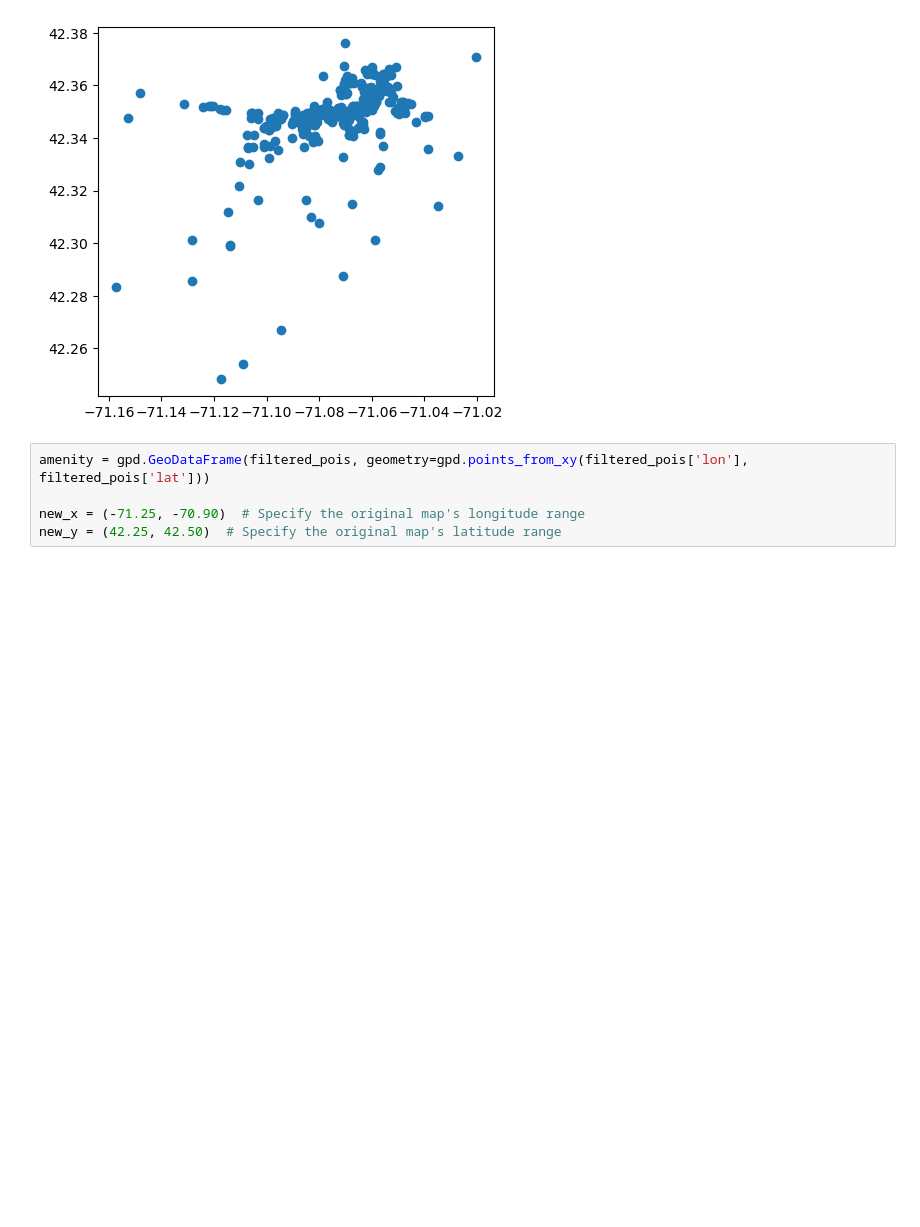
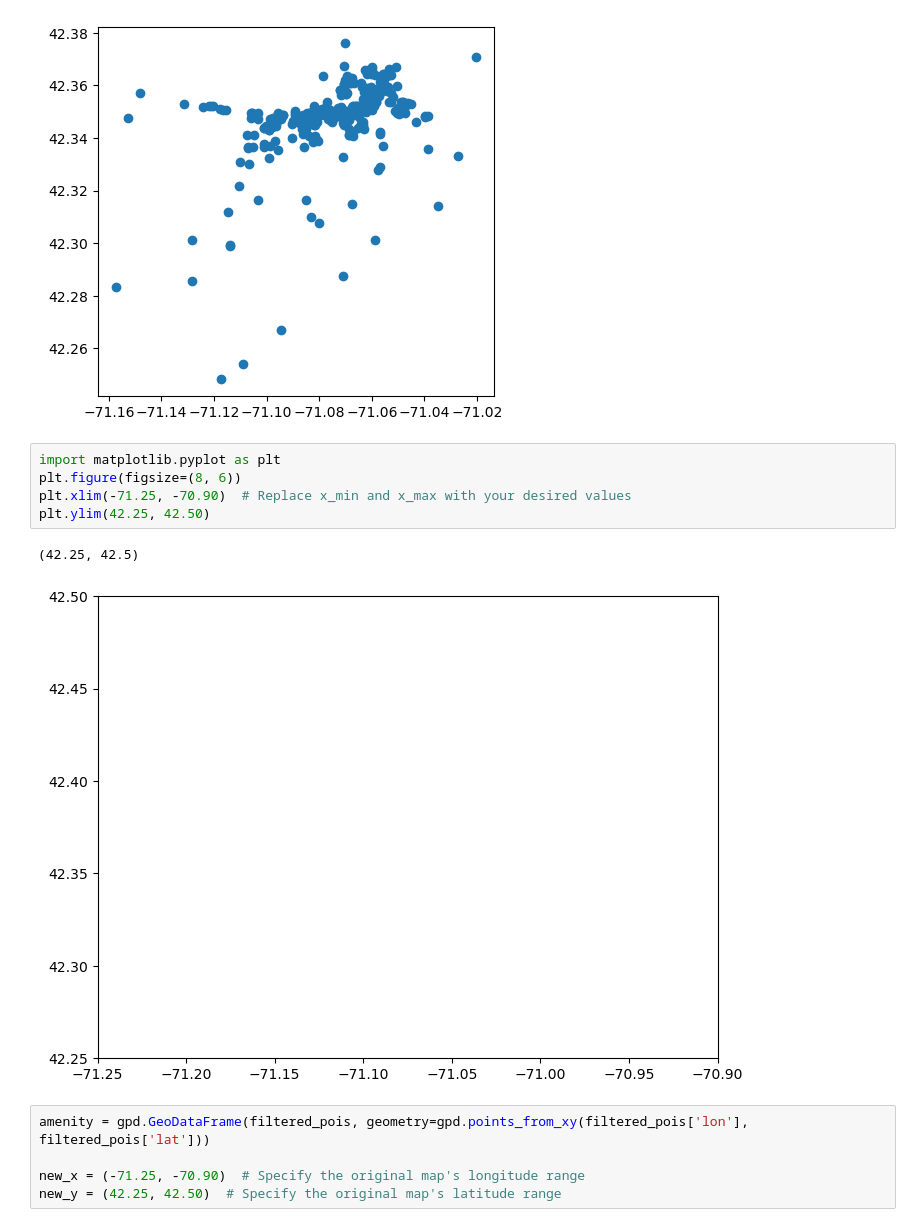
Before and after one commit to lauribus/DSMLproject, a Jupyter notebook: Project bikes.ipynb, the cells around one changed output. Drawn from its saved outputs; the diff is of its cells as text; blank space fills up the shorter version.

```diff
--- a/Project bikes.ipynb
+++ b/Project bikes.ipynb
@@ -191,6 +191,14 @@ amenity.plot()
 # %% [output]
 <Axes: >
 [figure]
+# %%
+import matplotlib.pyplot as plt
+plt.figure(figsize=(8, 6))
+plt.xlim(-71.25, -70.90)  # Replace x_min and x_max with your desired values
+plt.ylim(42.25, 42.50)
+# %% [output]
+(42.25, 42.5)
+[figure, added]
 # %%
 amenity = gpd.GeoDataFrame(filtered_pois, geometry=gpd.points_from_xy(filtered_pois['lon'], filtered_pois['lat']))
 
```
Also changed, not shown: parts of 19 cells of this notebook.
